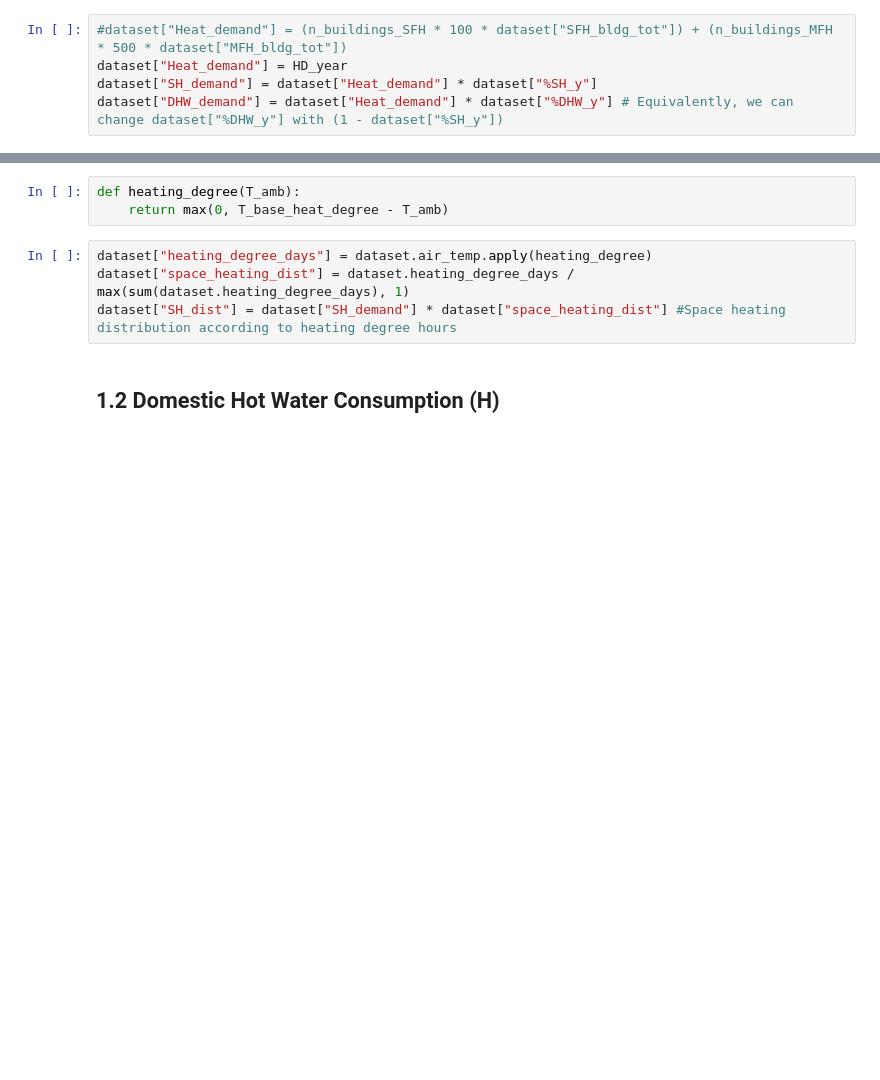
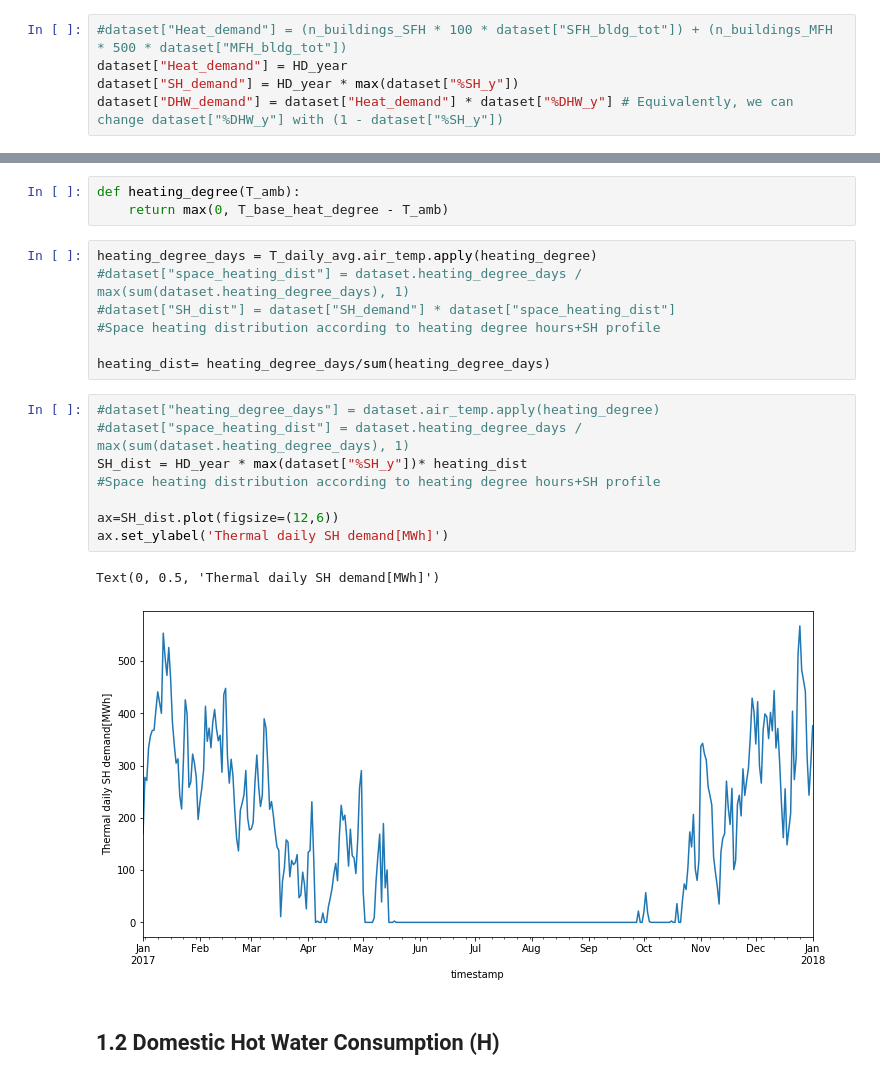
Before and after one commit to fernandobperezm/data-and-results-visualization, a Jupyter notebook: Data Processing.ipynb, the cells around one changed output, grey strips where cells are left out. Drawn from its saved outputs; the diff is of its cells as text; blank space fills up the shorter version.

```diff
--- a/Data Processing.ipynb
+++ b/Data Processing.ipynb
@@ -351,7 +371,7 @@ The total heat demand in a year is determined by the user of the model. This val
 # %%
 #dataset["Heat_demand"] = (n_buildings_SFH * 100 * dataset["SFH_bldg_tot"]) + (n_buildings_MFH * 500 * dataset["MFH_bldg_tot"])
 dataset["Heat_demand"] = HD_year
-dataset["SH_demand"] = dataset["Heat_demand"] * dataset["%SH_y"]
+dataset["SH_demand"] = HD_year * max(dataset["%SH_y"])
 dataset["DHW_demand"] = dataset["Heat_demand"] * dataset["%DHW_y"] # Equivalently, we can change dataset["%DHW_y"] with (1 - dataset["%SH_y"])
 # %% [markdown]
 ## 1.1 Space Heating demand (H)
@@ -365,9 +399,23 @@ More info on calculation method: https://www.degreedays.net/introduction
 def heating_degree(T_amb):
     return max(0, T_base_heat_degree - T_amb)
 # %%
-dataset["heating_degree_days"] = dataset.air_temp.apply(heating_degree)
-dataset["space_heating_dist"] = dataset.heating_degree_days / max(sum(dataset.heating_degree_days), 1)
-dataset["SH_dist"] = dataset["SH_demand"] * dataset["space_heating_dist"] #Space heating distribution according to heating degree hours
+heating_degree_days = T_daily_avg.air_temp.apply(heating_degree)
+#dataset["space_heating_dist"] = dataset.heating_degree_days / max(sum(dataset.heating_degree_days), 1)
+#dataset["SH_dist"] = dataset["SH_demand"] * dataset["space_heating_dist"]
+#Space heating distribution according to heating degree hours+SH profile
+
+heating_dist= heating_degree_days/sum(heating_degree_days)
+# %%
+#dataset["heating_degree_days"] = dataset.air_temp.apply(heating_degree)
+#dataset["space_heating_dist"] = dataset.heating_degree_days / max(sum(dataset.heating_degree_days), 1)
+SH_dist = HD_year * max(dataset["%SH_y"])* heating_dist
+#Space heating distribution according to heating degree hours+SH profile
+
+ax=SH_dist.plot(figsize=(12,6))
+ax.set_ylabel('Thermal daily SH demand[MWh]')
+# %% [output]
+Text(0, 0.5, 'Thermal daily SH demand[MWh]')
+[figure, added]
 # %% [markdown]
 ## 1.2 Domestic Hot Water Consumption (H)
 # %% [markdown]
```
Also changed, not shown: parts of 4 cells of this notebook.
